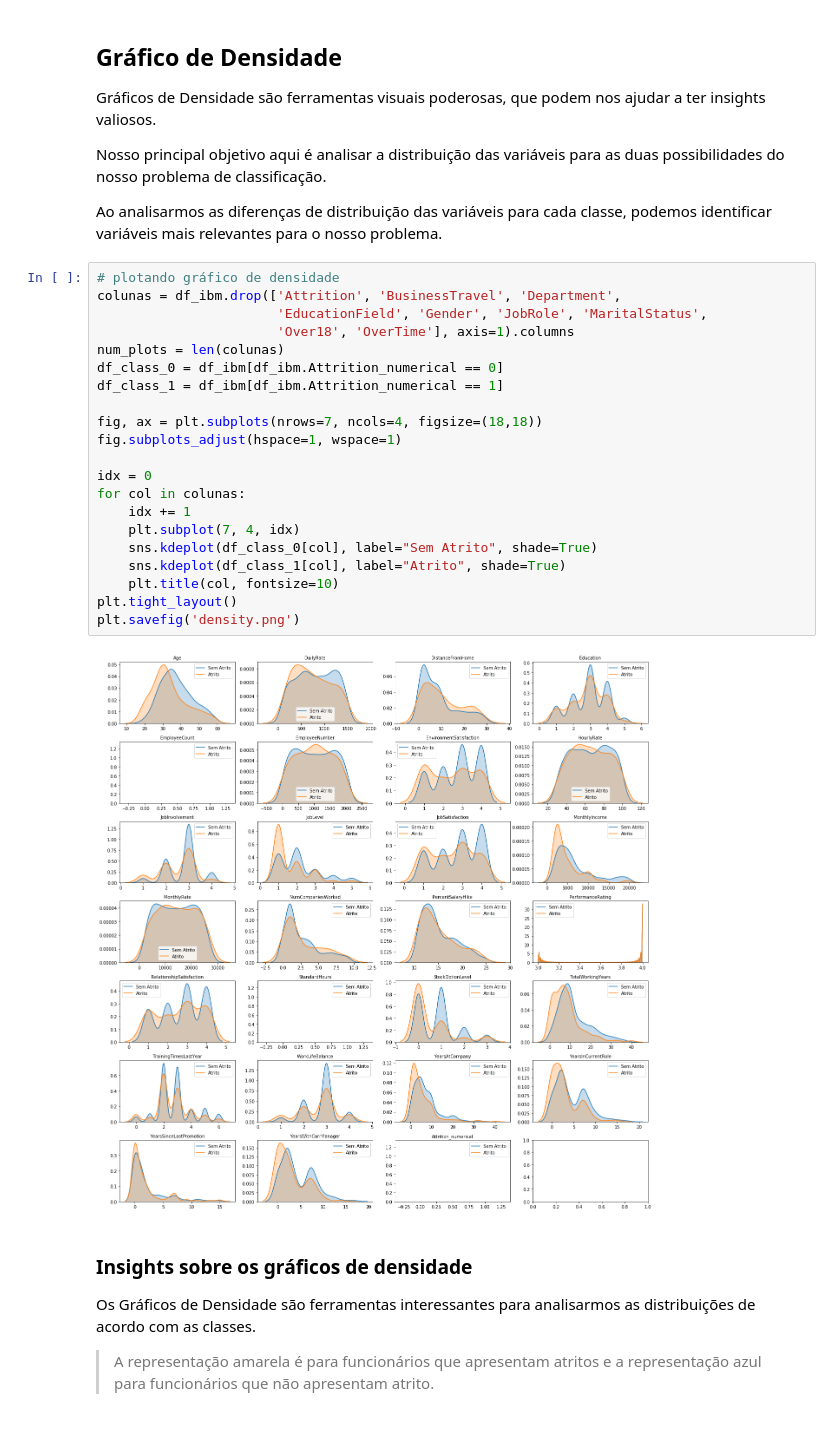
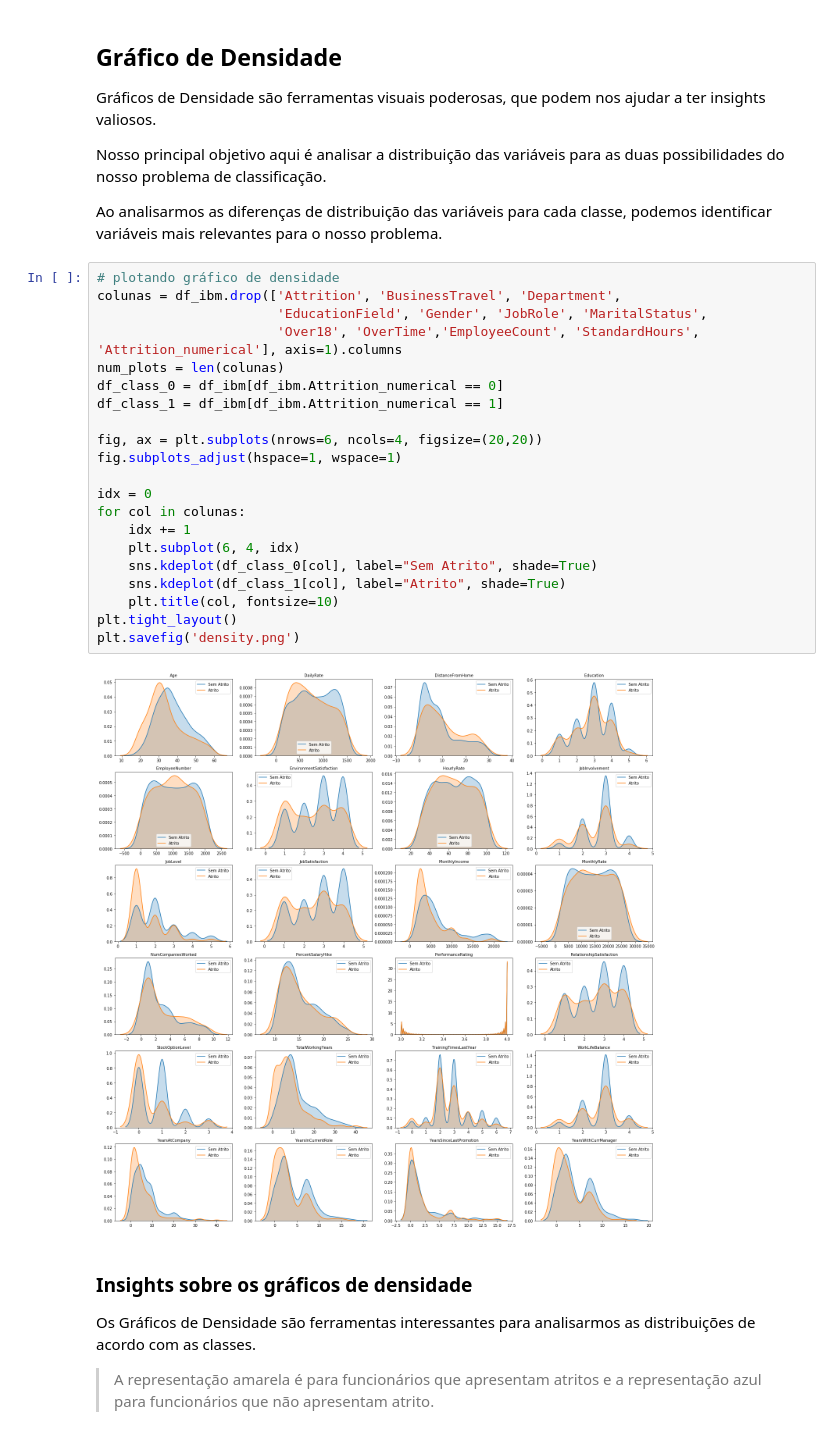
Before and after one commit to rafaelnduarte/Reducao_Turnover_RH_ML, a Jupyter notebook: Data_Science_para_RH_Turnover_Regressão_Logística,_Random_Forest.ipynb, the cells around one changed output. Saved outputs shown, nothing was run; the diff lists cells and outputs as text.

```diff
--- a/Data_Science_para_RH_Turnover_Regressão_Logística,_Random_Forest.ipynb
+++ b/Data_Science_para_RH_Turnover_Regressão_Logística,_Random_Forest.ipynb
@@ -247,26 +247,26 @@ Ao analisarmos as diferenças de distribuição das variáveis para cada classe,
 # %%
 # plotando gráfico de densidade
 colunas = df_ibm.drop(['Attrition', 'BusinessTravel', 'Department',
                        'EducationField', 'Gender', 'JobRole', 'MaritalStatus',
-                       'Over18', 'OverTime'], axis=1).columns
+                       'Over18', 'OverTime','EmployeeCount', 'StandardHours', 'Attrition_numerical'], axis=1).columns
 num_plots = len(colunas)
 df_class_0 = df_ibm[df_ibm.Attrition_numerical == 0]
 df_class_1 = df_ibm[df_ibm.Attrition_numerical == 1]
 
-fig, ax = plt.subplots(nrows=7, ncols=4, figsize=(18,18))
+fig, ax = plt.subplots(nrows=6, ncols=4, figsize=(20,20))
 fig.subplots_adjust(hspace=1, wspace=1)
 
 idx = 0
 for col in colunas:
     idx += 1
-    plt.subplot(7, 4, idx)
+    plt.subplot(6, 4, idx)
     sns.kdeplot(df_class_0[col], label="Sem Atrito", shade=True)
     sns.kdeplot(df_class_1[col], label="Atrito", shade=True)
     plt.title(col, fontsize=10)
 plt.tight_layout()
 plt.savefig('density.png')
 # %% [output]
-[figure, old version]
+[figure, new version]
 # %% [markdown]
 ### Insights sobre os gráficos de densidade
 Os Gráficos de Densidade são ferramentas interessantes para analisarmos as distribuições de acordo com as classes.
```
Also changed, not shown: parts of 12 cells of this notebook.
